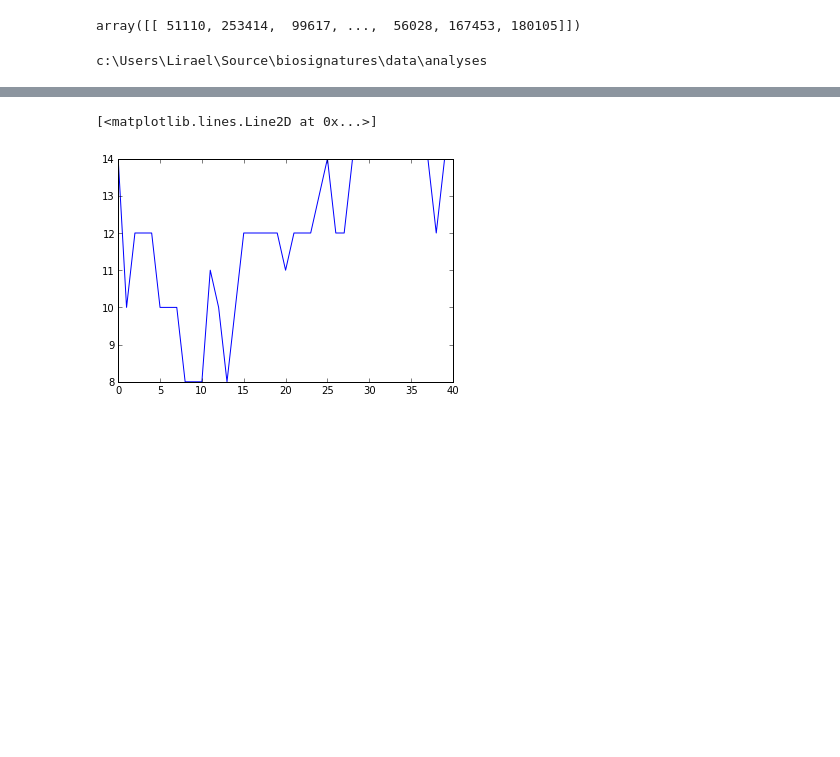
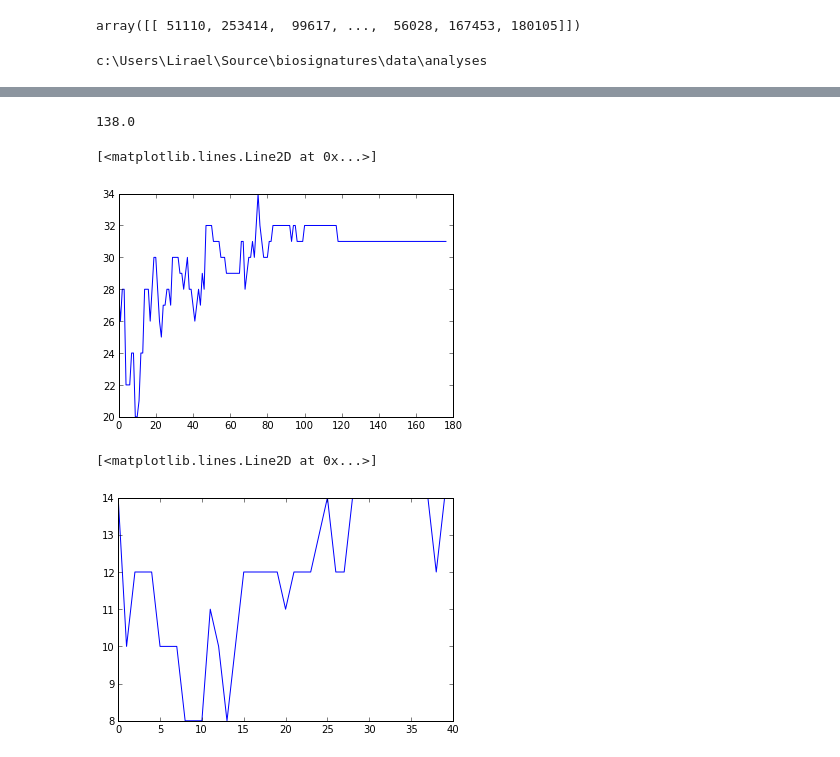
Before and after one commit to klchan13/biosignatures, a Jupyter notebook: notebooks/06-21-14 - Random locations.ipynb, the cells around one changed output, grey strips where cells are left out. Saved outputs shown, nothing was run; the diff lists cells and outputs as text; code cells hidden in the pictures; blank space fills up the shorter version.

Commit message:
Some fixes and cluster classification.

```diff
--- a/notebooks/06-21-14 - Random locations.ipynb
+++ b/notebooks/06-21-14 - Random locations.ipynb
@@ -242,8 +247,8 @@ Reclassification 116 for data set 5.  Elapsed time: 44.878700002 mins
 # %%
 t1 = time.time()
 aggre_clust_diffs = []
-med_clust_diffs = np.zeros(max_itr - 80)
-for itr in np.arange(0, 40):
+med_clust_diffs = np.zeros(max_itr - 140)
+for itr in np.arange(40):
     for d_inds, di in enumerate(itertools.combinations(np.arange(len(new_data_sets)), 2)):
         t2 = time.time()
 
@@ -289,0 +289,2 @@ np.save("aggre_clust_diffs_80_120.npy", np.concatenate((aggre_clust_diffs_60_78,
+# %%
+all_aggre_clust_diffs = np.concatenate((aggre_clust_diffs_prev, aggre_clust_diffs))
@@ -296,3 +301,21 @@ np.save("med_clust_diffs_60.npy", np.concatenate((med_clust_diffs_40, med_clust_
+# %%
+arr_aggre_clust_diffs = np.array(all_aggre_clust_diffs)
+# %%
+arr_aggre_clust_diffs[176][61]
+# %% [output]
+138.0
+# %%
+err = np.zeros((177, 63))
+for rea in np.arange(177):
+    for rnd in np.arange(63):
+        low = 45*rnd
+        high = 45*(rnd+1)
+        err[rea, rnd] = np.median(arr_aggre_clust_diffs[rea, low:high])
+# %%
+plot(np.median(err, -1))
+# %% [output]
+[<matplotlib.lines.Line2D at 0x...>]
+[figure, added]
 # %%
 plot(med_clust_diffs)
 # %% [output]
```
Also changed, not shown: parts of 26 cells of this notebook, 2 other files.
